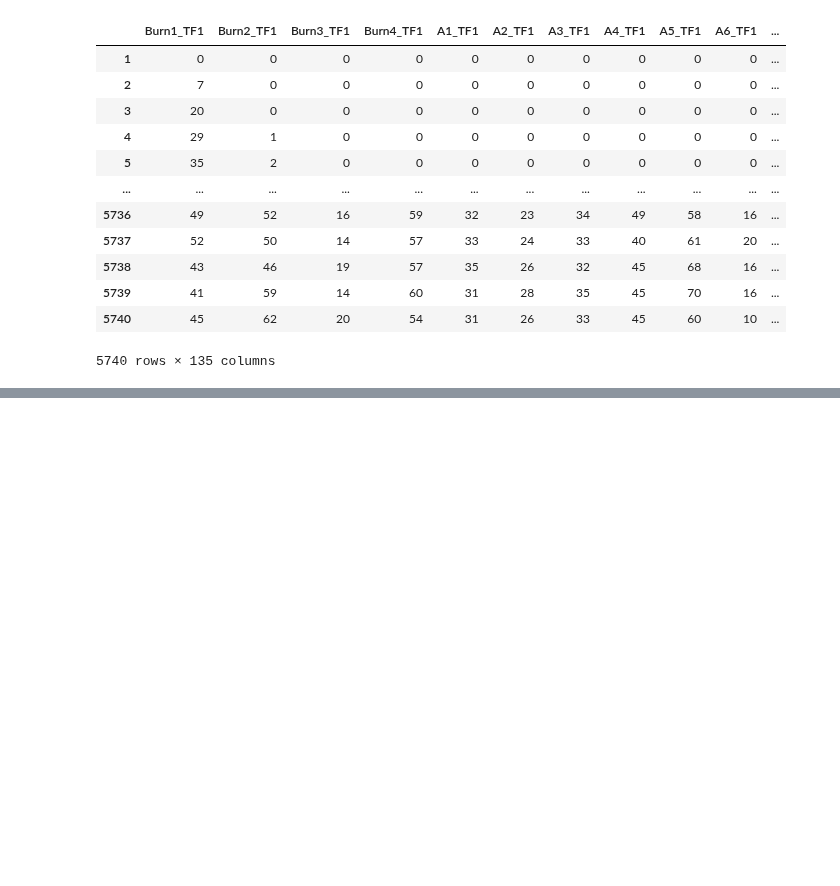
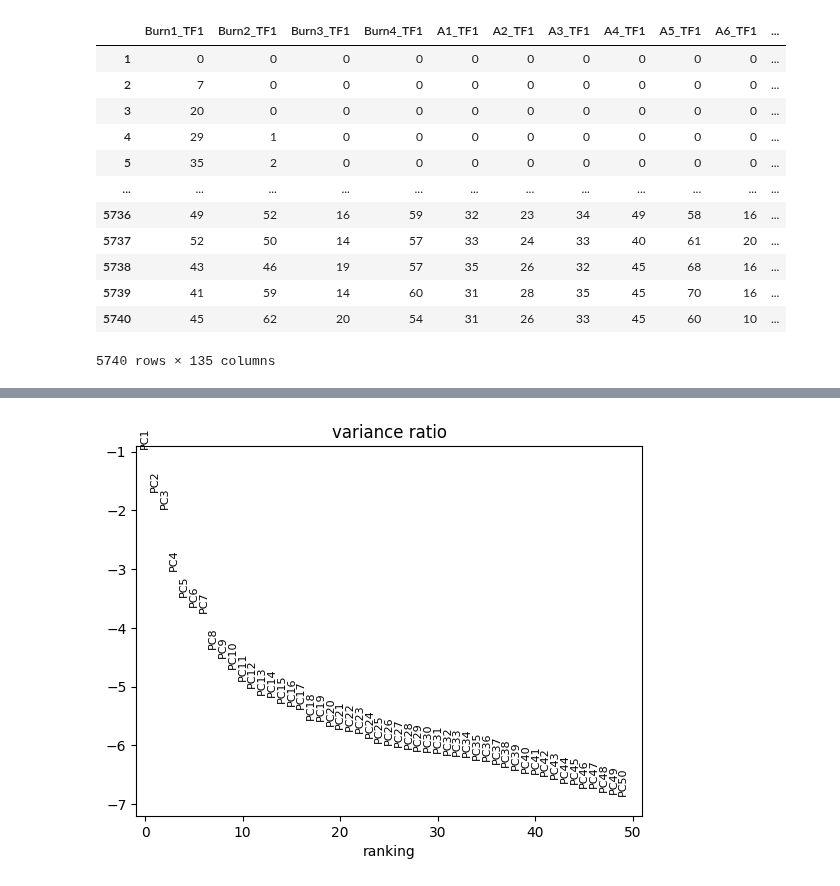
Before and after one commit to DavidWild02/BachelorThesis-ML-Gene-Interactions, a Jupyter notebook: src/PrepareSyntheticData.ipynb, the cells around one changed output, grey strips where cells are left out. Drawn from its saved outputs; the diff is of its cells as text; code cells hidden in the pictures; blank space fills up the shorter version.

```diff
--- a/src/PrepareSyntheticData.ipynb
+++ b/src/PrepareSyntheticData.ipynb
@@ -140,0 +158,5 @@ AnnData object with n_obs × n_vars = 5740 × 135
+# %%
+sc.tl.pca(adata)
+sc.pl.pca_variance_ratio(adata, n_pcs=50, log=True)
+# %% [output]
+[figure, added]
```
Also changed, not shown: parts of 11 cells of this notebook, 1 other file.
